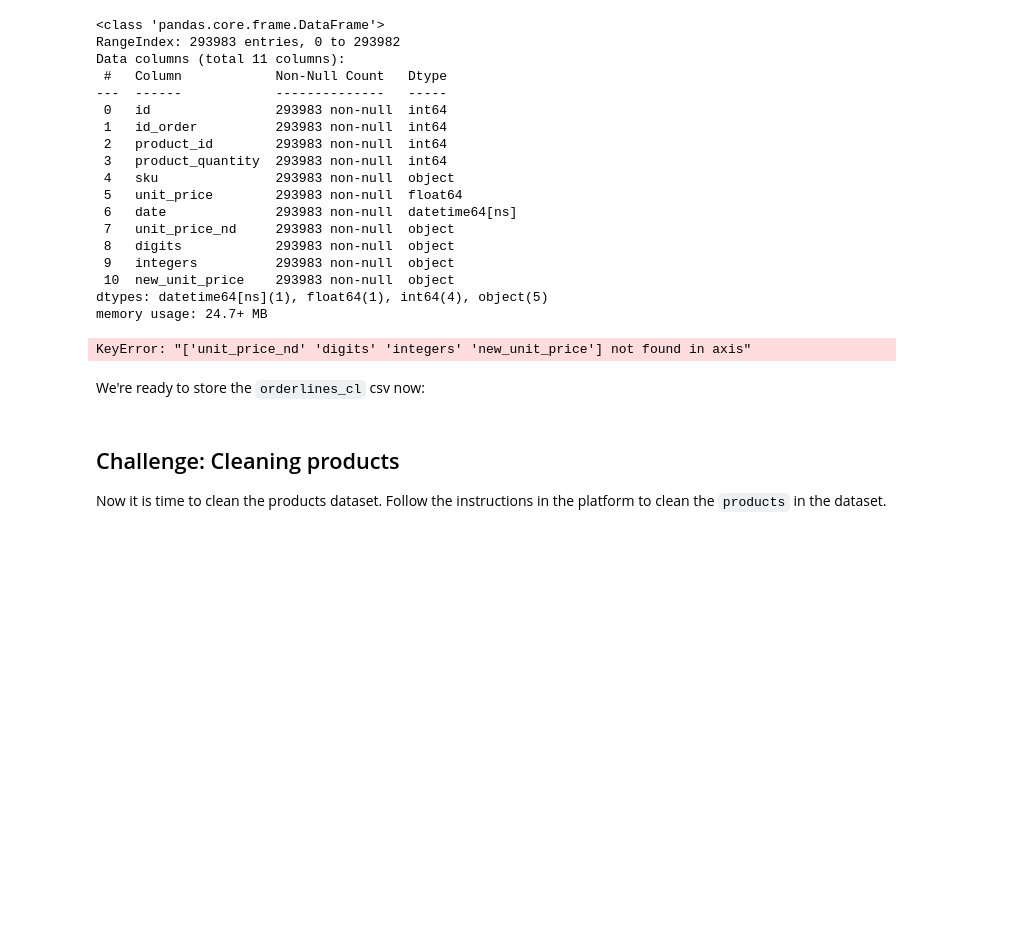
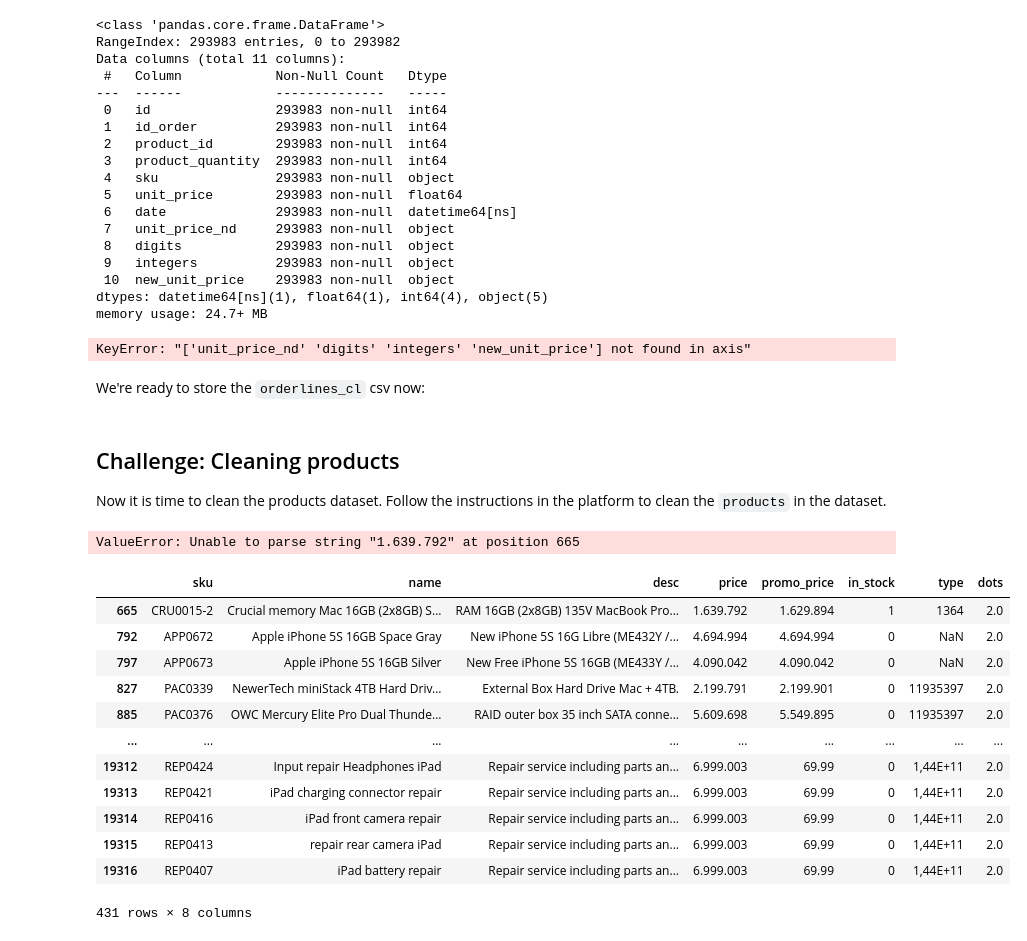
Before and after one commit to anja0440/Sec_3_Pandas, a Jupyter notebook: 3-data-cleaning-challenges.ipynb, the cells around one changed output. Drawn from its saved outputs; the diff is of its cells as text; code cells hidden in the pictures; blank space fills up the shorter version.

```diff
--- a/3-data-cleaning-challenges.ipynb
+++ b/3-data-cleaning-challenges.ipynb
@@ -313,4 +315,25 @@ orderlines.to_csv(path + 'orderlines_cl.csv', index=False)
 
 Now it is time to clean the products dataset. Follow the instructions in the platform to clean the `products` in the dataset.
 # %%
-# code here
+# change type of price and promo price to numeric
+products['price'] = pd.to_numeric(products['price'])
+# %% [output]
+ValueError: Unable to parse string "1.639.792" at position 665
+# %%
+prod_temp = products.copy()
+prod_temp['dots'] = prod_temp['price'].str.count('\.')
+prod_temp.query('dots > 1')
+# %% [output]
+|  | sku | name | desc | price | promo_price | in_stock | type | dots |
+| 665 | CRU0015-2 | Crucial memory Mac 16GB (2x8GB) S... | RAM 16GB (2x8GB) 135V MacBook Pro... | 1.639.792 | 1.629.894 | 1 | 1364 | 2.0 |
+| 792 | APP0672 | Apple iPhone 5S 16GB Space Gray | New iPhone 5S 16G Libre (ME432Y /... | 4.694.994 | 4.694.994 | 0 | NaN | 2.0 |
+| 797 | APP0673 | Apple iPhone 5S 16GB Silver | New Free iPhone 5S 16GB (ME433Y /... | 4.090.042 | 4.090.042 | 0 | NaN | 2.0 |
+| 827 | PAC0339 | NewerTech miniStack 4TB Hard Driv... | External Box Hard Drive Mac + 4TB. | 2.199.791 | 2.199.901 | 0 | 11935397 | 2.0 |
+| 885 | PAC0376 | OWC Mercury Elite Pro Dual Thunde... | RAID outer box 35 inch SATA conne... | 5.609.698 | 5.549.895 | 0 | 11935397 | 2.0 |
+| ... | ... | ... | ... | ... | ... | ... | ... | ... |
+| 19312 | REP0424 | Input repair Headphones iPad | Repair service including parts an... | 6.999.003 | 69.99 | 0 | 1,44E+11 | 2.0 |
+| 19313 | REP0421 | iPad charging connector repair | Repair service including parts an... | 6.999.003 | 69.99 | 0 | 1,44E+11 | 2.0 |
+| 19314 | REP0416 | iPad front camera repair | Repair service including parts an... | 6.999.003 | 69.99 | 0 | 1,44E+11 | 2.0 |
+| 19315 | REP0413 | repair rear camera iPad | Repair service including parts an... | 6.999.003 | 69.99 | 0 | 1,44E+11 | 2.0 |
+| 19316 | REP0407 | iPad battery repair | Repair service including parts an... | 6.999.003 | 69.99 | 0 | 1,44E+11 | 2.0 |
+431 rows × 8 columns
```
Also changed, not shown: parts of 11 cells of this notebook.
